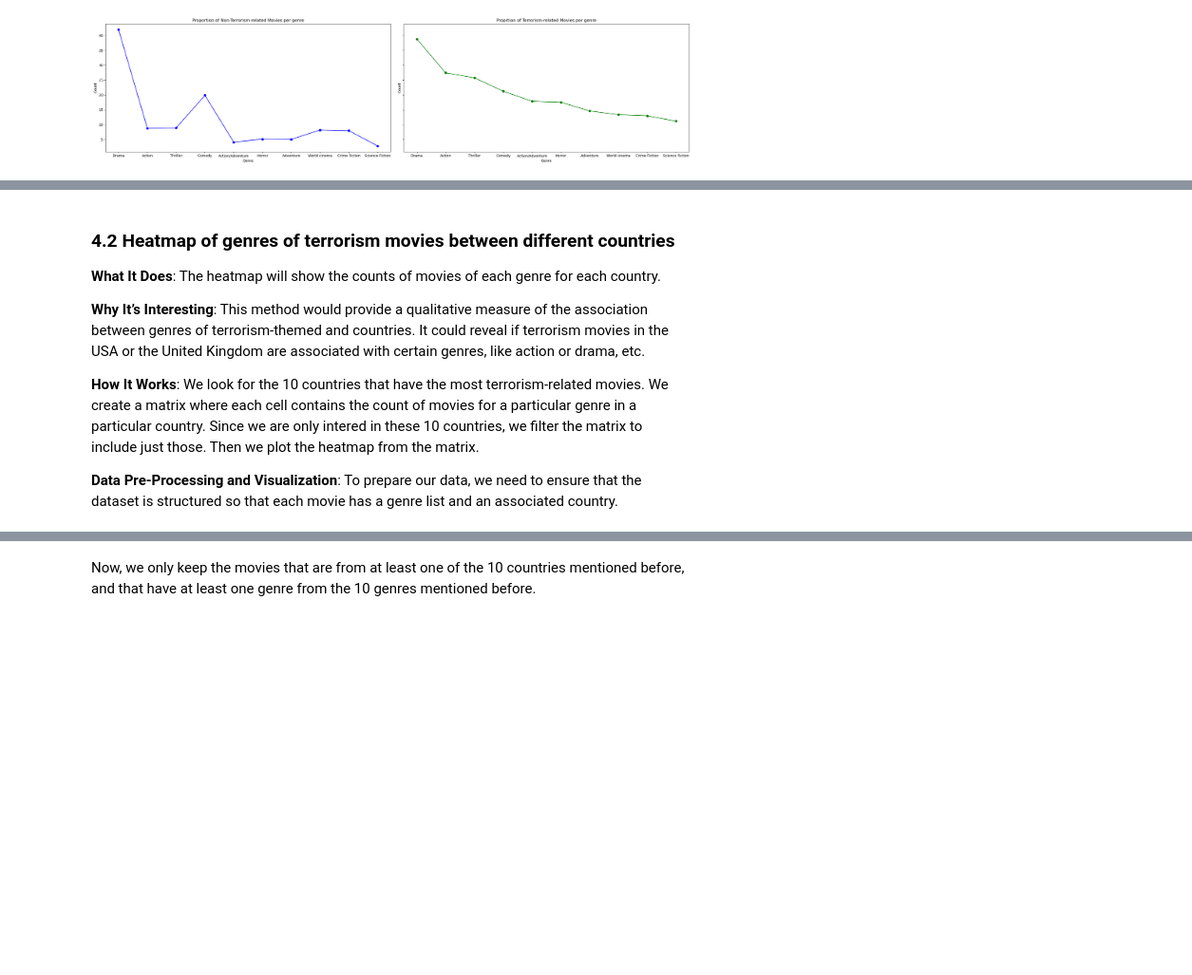
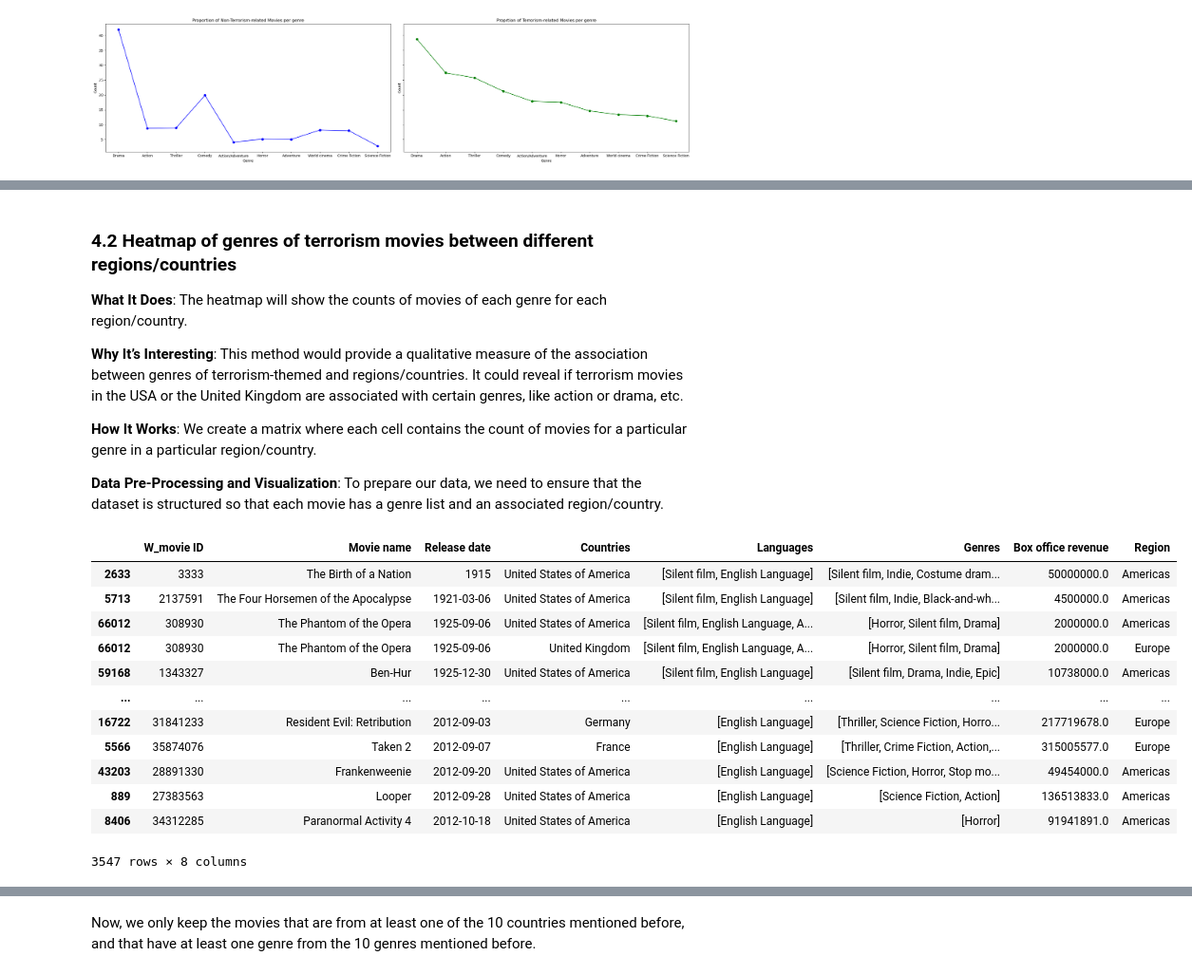
Before and after one commit to epfl-ada/ada-2023-project-boat2023, a Jupyter notebook: projectADA.ipynb, the cells around one changed output, grey strips where cells are left out. Shown at 95% size. Saved outputs shown, nothing was run; the diff lists cells and outputs as text; code cells hidden in the pictures; blank space fills up the shorter version.

```diff
--- a/projectADA.ipynb
+++ b/projectADA.ipynb
@@ -384,10 +384,10 @@ We discuss this in **section 4.4**.
 # %% [markdown]
-### 4.2 Heatmap of genres of terrorism movies between different countries
+### 4.2 Heatmap of genres of terrorism movies between different regions/countries
 
-__What It Does__: The heatmap will show the counts of movies of each genre for each country.
+__What It Does__: The heatmap will show the counts of movies of each genre for each region/country.
 
-__Why It’s Interesting__: This method would provide a qualitative measure of the association between genres of terrorism-themed and countries. It could reveal if terrorism movies in the USA or the United Kingdom are associated with certain genres, like action or drama, etc.
+__Why It’s Interesting__: This method would provide a qualitative measure of the association between genres of terrorism-themed and regions/countries. It could reveal if terrorism movies in the USA or the United Kingdom are associated with certain genres, like action or drama, etc.
 
-__How It Works__: We look for the 10 countries that have the most terrorism-related movies. We create a matrix where each cell contains the count of movies for a particular genre in a particular country. Since we are only intered in these 10 countries, we filter the matrix to include just those. Then we plot the heatmap from the matrix.
+__How It Works__: We create a matrix where each cell contains the count of movies for a particular genre in a particular region/country.
 
-__Data Pre-Processing and Visualization__: To prepare our data, we need to ensure that the dataset is structured so that each movie has a genre list and an associated country.
+__Data Pre-Processing and Visualization__: To prepare our data, we need to ensure that the dataset is structured so that each movie has a genre list and an associated region/country.
@@ -393,0 +400,51 @@ __Data Pre-Processing and Visualization__: To prepare our data, we need to ensur
+# %%
+exploded_countries = exploded_countries.dropna()
+
+for i in range(len(exploded_countries)):
+    if exploded_countries.iloc[i]['Countries'] == 'Yugoslavia':
+        exploded_countries['Countries'] = exploded_countries['Countries'].replace('Yugoslavia', 'Serbia')
+    elif exploded_countries.iloc[i]['Countries'] == 'England':
+        exploded_countries['Countries'] = exploded_countries['Countries'].replace('England', 'United Kingdom')
+    elif exploded_countries.iloc[i]['Countries'] == 'Socialist Federal Republic of Yugoslavia'  :
+        exploded_countries['Countries'] = exploded_countries['Countries'].replace('Socialist Federal Republic of Yugoslavia'  , 'Serbia')
+    elif exploded_countries.iloc[i]['Countries'] == 'West Germany'  :
+        exploded_countries['Countries'] = exploded_countries['Countries'].replace('West Germany'  , 'Germany')
+    elif exploded_countries.iloc[i]['Countries'] == 'Scotland'  :
+        exploded_countries['Countries'] = exploded_countries['Countries'].replace('Scotland'  , 'United Kingdom')
+    elif exploded_countries.iloc[i]['Countries'] == 'Korea'  :
+        exploded_countries['Countries'] = exploded_countries['Countries'].replace('Korea'  , 'South Korea')
+    elif exploded_countries.iloc[i]['Countries'] == 'Bahamas'  :
+        exploded_countries['Countries'] = exploded_countries['Countries'].replace('Bahamas'  , 'Canada')
+# %%
+# Get unique countries to minimize API calls or computation
+unique_countries = exploded_countries['Countries'].unique()
+
+# Create a dictionary to hold the countries and their corresponding regions
+country_to_region = {}
+
+# Iterate over unique countries and fetch their regions
+for country in unique_countries:
+    try:
+        country_info = CountryInfo(country)
+        # Store the country and its region in the dictionary
+        country_to_region[country] = country_info.info().get('region', 'Unknown')  # 'Unknown' is a default value
+    except KeyError:
+        # Handle cases where the country is not found in the CountryInfo database
+        country_to_region[country] = 'Unknown'
+
+# Map the countries in the DataFrame to their corresponding regions using the dictionary
+exploded_countries['Region'] = exploded_countries['Countries'].map(country_to_region)
+# %% [output]
+|  | W_movie ID | Movie name | Release date | Countries | Languages | Genres | Box office revenue | Region |
+| 2633 | 3333 | The Birth of a Nation | 1915 | United States of America | [Silent film, English Language] | [Silent film, Indie, Costume dram... | 50000000.0 | Americas |
+| 5713 | 2137591 | The Four Horsemen of the Apocalypse | 1921-03-06 | United States of America | [Silent film, English Language] | [Silent film, Indie, Black-and-wh... | 4500000.0 | Americas |
+| 66012 | 308930 | The Phantom of the Opera | 1925-09-06 | United States of America | [Silent film, English Language, A... | [Horror, Silent film, Drama] | 2000000.0 | Americas |
+| 66012 | 308930 | The Phantom of the Opera | 1925-09-06 | United Kingdom | [Silent film, English Language, A... | [Horror, Silent film, Drama] | 2000000.0 | Europe |
+| 59168 | 1343327 | Ben-Hur | 1925-12-30 | United States of America | [Silent film, English Language] | [Silent film, Drama, Indie, Epic] | 10738000.0 | Americas |
+| ... | ... | ... | ... | ... | ... | ... | ... | ... |
+| 16722 | 31841233 | Resident Evil: Retribution | 2012-09-03 | Germany | [English Language] | [Thriller, Science Fiction, Horro... | 217719678.0 | Europe |
+| 5566 | 35874076 | Taken 2 | 2012-09-07 | France | [English Language] | [Thriller, Crime Fiction, Action,... | 315005577.0 | Europe |
+| 43203 | 28891330 | Frankenweenie | 2012-09-20 | United States of America | [English Language] | [Science Fiction, Horror, Stop mo... | 49454000.0 | Americas |
+| 889 | 27383563 | Looper | 2012-09-28 | United States of America | [English Language] | [Science Fiction, Action] | 136513833.0 | Americas |
+| 8406 | 34312285 | Paranormal Activity 4 | 2012-10-18 | United States of America | [English Language] | [Horror] | 91941891.0 | Americas |
+3547 rows × 8 columns
```
Also changed, not shown: parts of 29 cells of this notebook.
